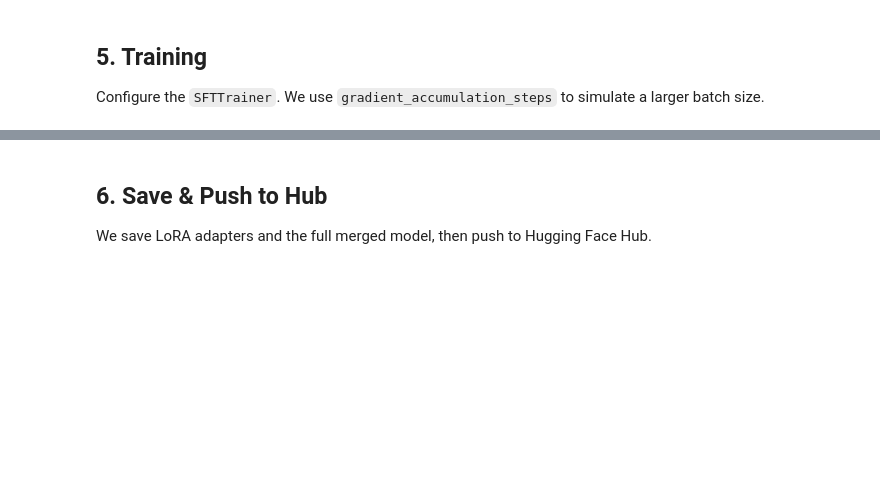
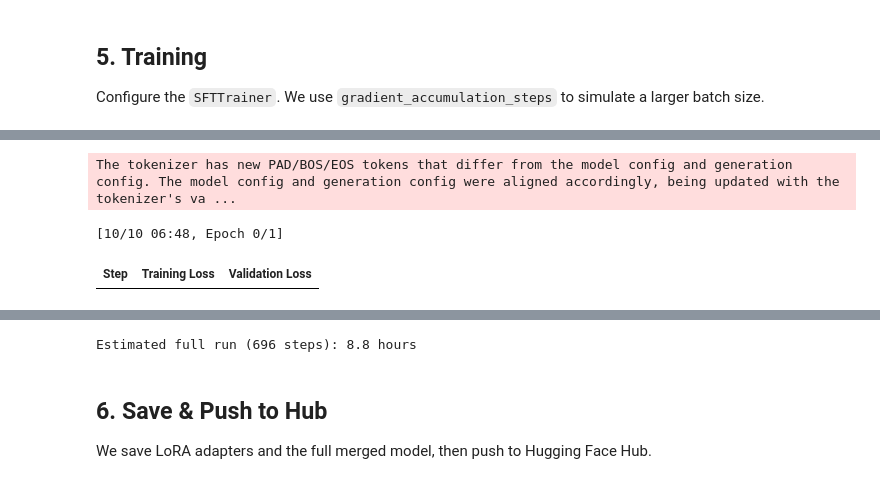
Before and after one commit to andrea-t94/airflow-net, a Jupyter notebook: research/finetuning/notebooks/01_finetune_no_unsloth_sdpa.ipynb, the cells around one changed output, grey strips where cells are left out. Drawn from its saved outputs; the diff is of its cells as text; code cells hidden in the pictures; blank space fills up the shorter version.

```diff
--- a/research/finetuning/notebooks/01_finetune_no_unsloth_sdpa.ipynb
+++ b/research/finetuning/notebooks/01_finetune_no_unsloth_sdpa.ipynb
@@ -162,8 +180,8 @@ trainer = SFTTrainer(
         packing = True, # Set to True to speed up training if sequence len is variable and usually are shorter than max_seq_len
         per_device_train_batch_size = 4,  # Increase if GPU memory allows
         gradient_accumulation_steps = 8,   # effective_batch = per_device_train_batch_size*gradient_accumulation_steps
+        max_steps = 10,                   # Set to -1 for full epochs. Using 10 for testing and estimating training time.
         warmup_steps = 10,
-        max_steps = -1,                   # Set to -1 for full epochs
         num_train_epochs = 3,
         learning_rate = 2e-4,
         fp16 = not use_bf16,
@@ -187,0 +206,12 @@ trainer_stats = trainer.train()
+# %%
+# Start Training
+import time
+start = time.time()
+trainer_stats = trainer.train()
+elapsed = time.time() - start
+print(f"Training took {elapsed/60:.1f} minutes ({elapsed/3600:.1f} hours)")
+print(f"Avg time per step: {elapsed/trainer.state.global_step:.1f}s")
+# %% [output]
+The tokenizer has new PAD/BOS/EOS tokens that differ from the model config and generation config. The model config and generation config were aligned accordingly, being updated with the tokenizer's va ...
+[10/10 06:48, Epoch 0/1]
+| Step | Training Loss | Validation Loss |
@@ -188,3 +220,8 @@ trainer_stats = trainer.train()
+# %%
+total_steps_full_run = 696  # 7414 samples / 32 effective batch * 3 epochs
+print(f"Estimated full run ({total_steps_full_run} steps): {(elapsed/trainer.state.global_step * total_steps_full_run)/3600:.1f} hours")
+# %% [output]
+Estimated full run (696 steps): 8.8 hours
 # %% [markdown]
 ## 6. Save & Push to Hub
 We save LoRA adapters and the full merged model, then push to Hugging Face Hub.
```
Also changed, not shown: parts of 6 cells of this notebook.
